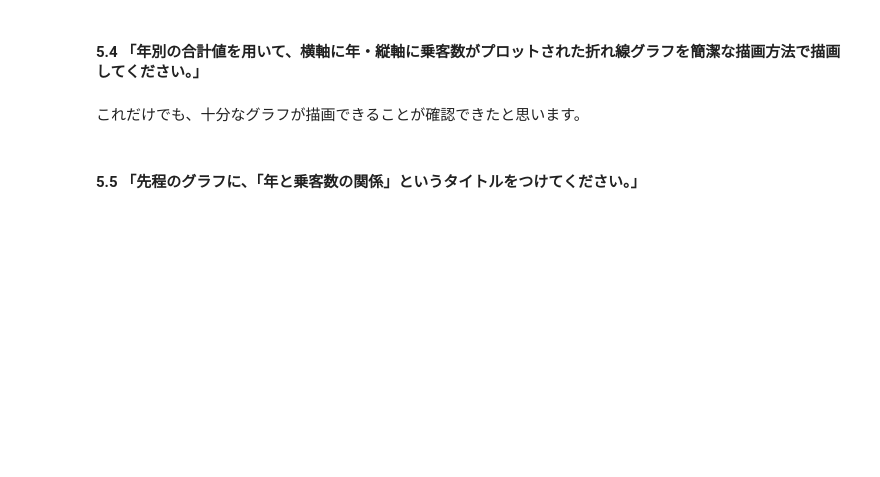
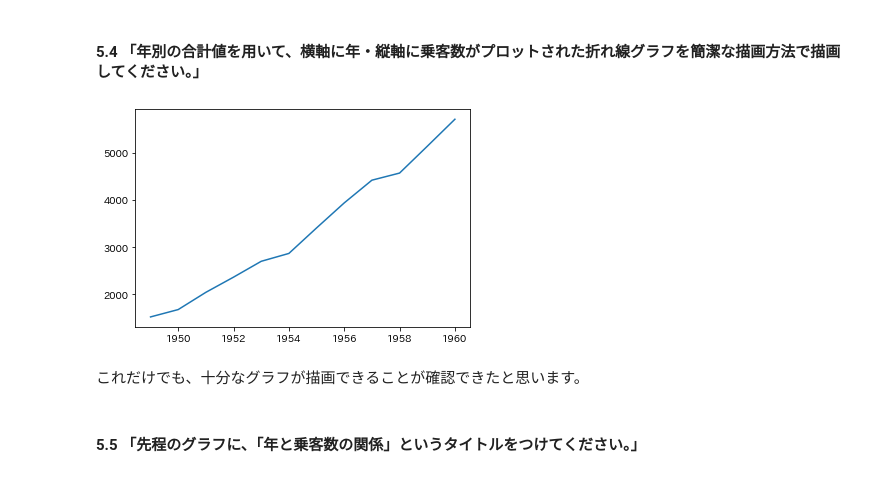
Before and after one commit to kaigitt/GoogleColab, a Jupyter notebook: matplotlib_editor_ipynb_のコピー.ipynb, the cells around one changed output. Cells and saved outputs as stored; diff of their text form; code cells hidden in the pictures; blank space fills up the shorter version.

```diff
--- a/matplotlib_editor_ipynb_のコピー.ipynb
+++ b/matplotlib_editor_ipynb_のコピー.ipynb
@@ -369,3 +415,6 @@ fig.show()
 - passengers : 乗客数 (人)
 # %% [markdown]
 #### 5.2 「flights変数を年別の合計値にグルーピングして、変数に代入して表示してください。」
+# %%
+flights_year_sum = flights.groupby('year').sum()
+flights_year_sum
@@ -374,5 +456,12 @@ fig.show()
 # %% [markdown]
 #### 5.4 「年別の合計値を用いて、横軸に年・縦軸に乗客数がプロットされた折れ線グラフを**簡潔な描画方法**で描画してください。」
+# %%
+plt.figure()
+plt.plot(flights_year_sum['passengers'])
+
+plt.show()
+# %% [output]
+[figure, added]
 # %% [markdown]
 これだけでも、十分なグラフが描画できることが確認できたと思います。
 # %% [markdown]
```
Also changed, not shown: parts of 10 cells of this notebook.
